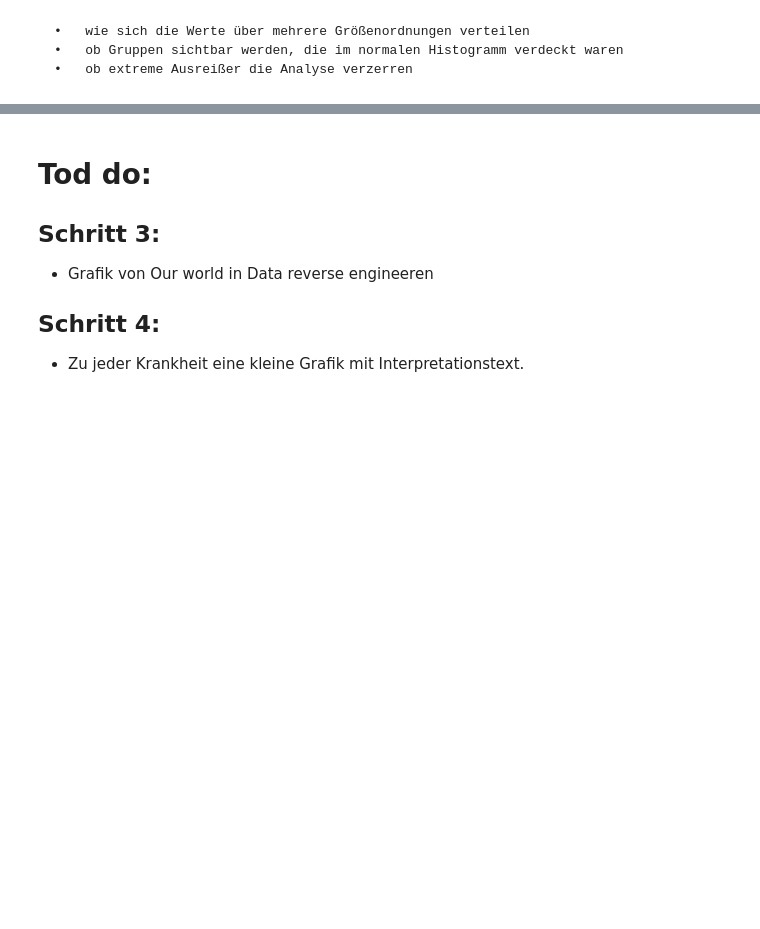
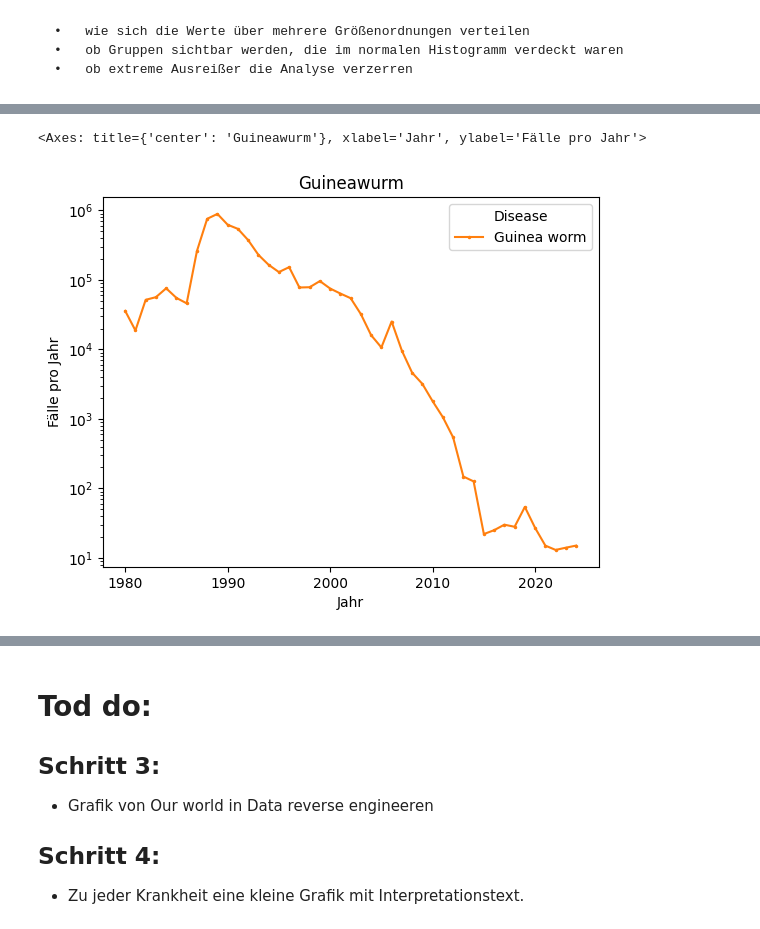
Before and after one commit to Retikulum94/Leistungsnachweis_2, a Jupyter notebook: Leistungsnachweis Infektionskrankheiten im Verlauf der Zeit.ipynb, the cells around one changed output, grey strips where cells are left out. Drawn from its saved outputs; the diff is of its cells as text; code cells hidden in the pictures; blank space fills up the shorter version.

```diff
--- a/Leistungsnachweis Infektionskrankheiten im Verlauf der Zeit.ipynb
+++ b/Leistungsnachweis Infektionskrankheiten im Verlauf der Zeit.ipynb
@@ -179,0 +205,6 @@ plt.show()
+# %%
+df_Krankheit=df_pivot[['Guinea worm']]
+df_Krankheit.plot(title='Guineawurm', marker='o', markersize=1.5, xlabel='Jahr', ylabel='Fälle pro Jahr', logy=True, color='#ff7f0e')
+# %% [output]
+<Axes: title={'center': 'Guineawurm'}, xlabel='Jahr', ylabel='Fälle pro Jahr'>
+[figure, added]
```
Also changed, not shown: parts of 13 cells of this notebook.
